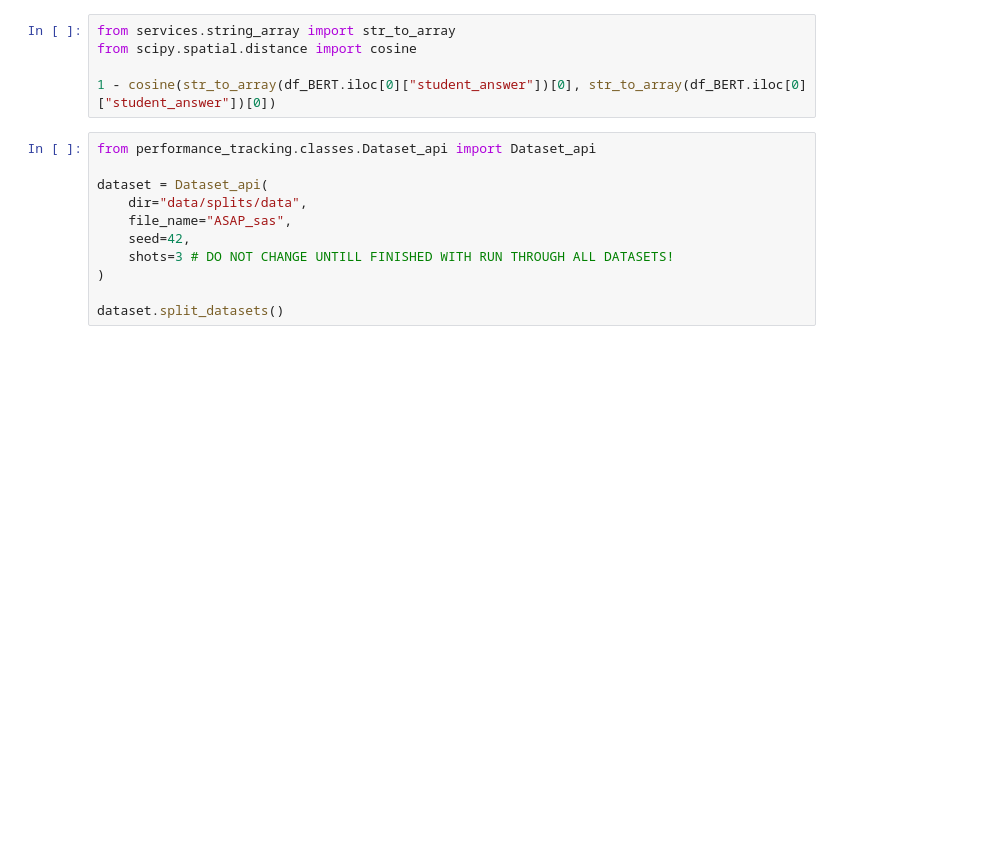
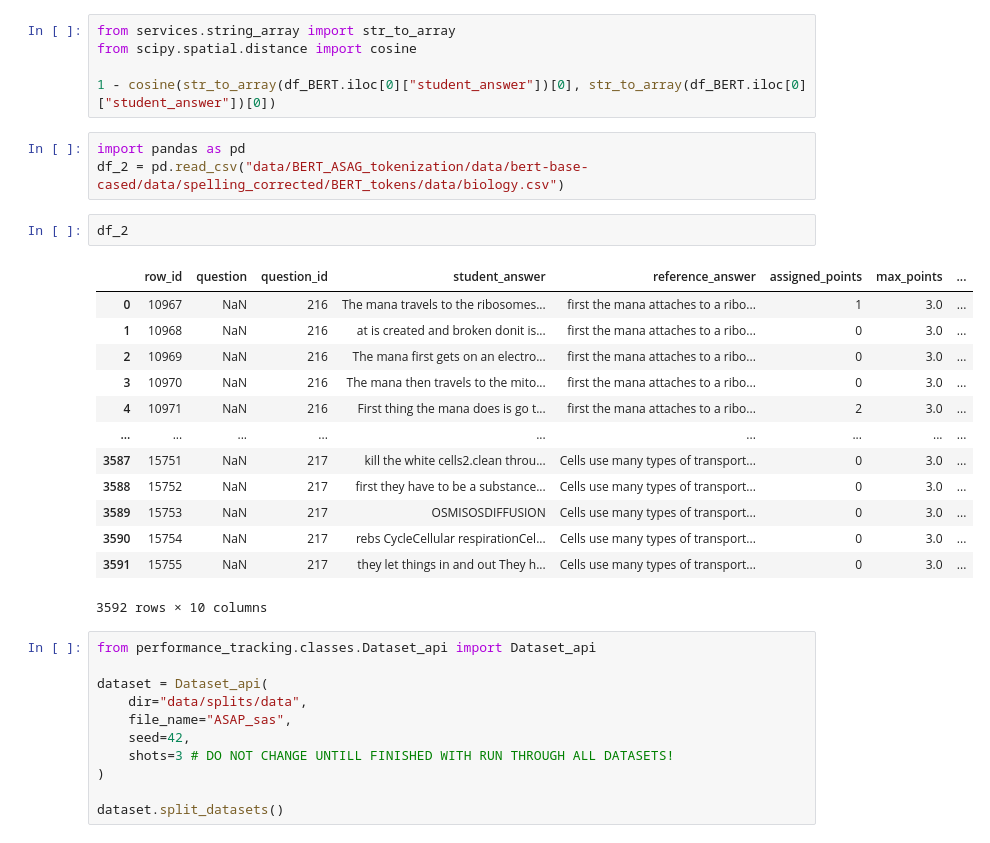
Before and after one commit to OlafVrijmoet/Thesis, a Jupyter notebook: for_testing.ipynb, the cells around one changed output. Drawn from its saved outputs; the diff is of its cells as text; blank space fills up the shorter version.

```diff
--- a/for_testing.ipynb
+++ b/for_testing.ipynb
@@ -145,6 +145,25 @@ from services.string_array import str_to_array
 from scipy.spatial.distance import cosine
 
 1 - cosine(str_to_array(df_BERT.iloc[0]["student_answer"])[0], str_to_array(df_BERT.iloc[0]["student_answer"])[0])
+# %%
+import pandas as pd
+df_2 = pd.read_csv("data/BERT_ASAG_tokenization/data/bert-base-cased/data/spelling_corrected/BERT_tokens/data/biology.csv")
+# %%
+df_2
+# %% [output]
+|  | row_id | question | question_id | student_answer | reference_answer | assigned_points | max_points | ... |
+| 0 | 10967 | NaN | 216 | The mana travels to the ribosomes... | first the mana attaches to a ribo... | 1 | 3.0 | ... |
+| 1 | 10968 | NaN | 216 | at is created and broken donit is... | first the mana attaches to a ribo... | 0 | 3.0 | ... |
+| 2 | 10969 | NaN | 216 | The mana first gets on an electro... | first the mana attaches to a ribo... | 0 | 3.0 | ... |
+| 3 | 10970 | NaN | 216 | The mana then travels to the mito... | first the mana attaches to a ribo... | 0 | 3.0 | ... |
+| 4 | 10971 | NaN | 216 | First thing the mana does is go t... | first the mana attaches to a ribo... | 2 | 3.0 | ... |
+| ... | ... | ... | ... | ... | ... | ... | ... | ... |
+| 3587 | 15751 | NaN | 217 | kill the white cells2.clean throu... | Cells use many types of transport... | 0 | 3.0 | ... |
+| 3588 | 15752 | NaN | 217 | first they have to be a substance... | Cells use many types of transport... | 0 | 3.0 | ... |
+| 3589 | 15753 | NaN | 217 | OSMISOSDIFFUSION | Cells use many types of transport... | 0 | 3.0 | ... |
+| 3590 | 15754 | NaN | 217 | rebs CycleCellular respirationCel... | Cells use many types of transport... | 0 | 3.0 | ... |
+| 3591 | 15755 | NaN | 217 | they let things in and out They h... | Cells use many types of transport... | 0 | 3.0 | ... |
+3592 rows × 10 columns
 # %%
 from performance_tracking.classes.Dataset_api import Dataset_api
 
```
Also changed, not shown: 9 other files.
